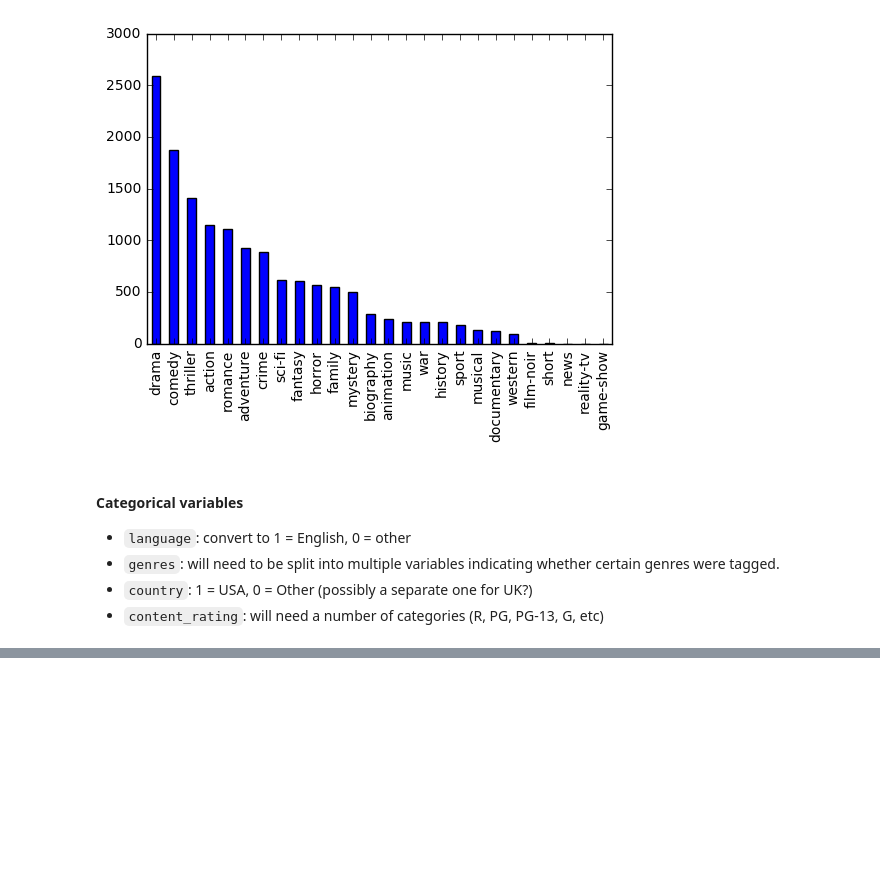
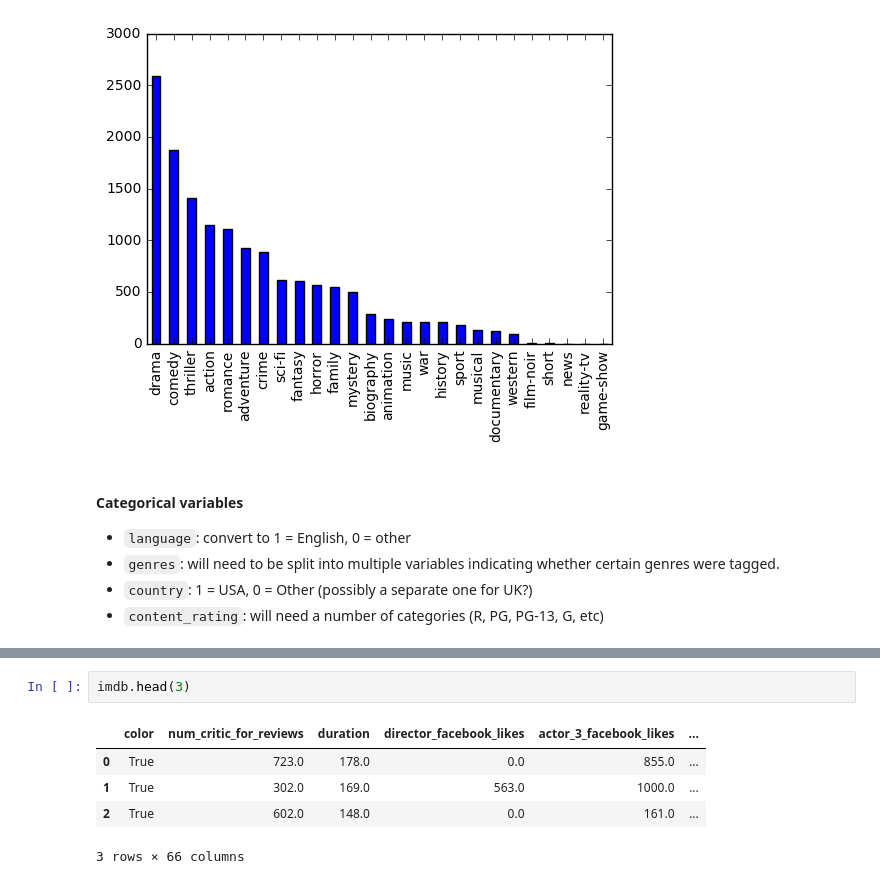
Before and after one commit to anoopctkm/machine-learning, a Jupyter notebook: projects/capstone/notebook.ipynb, the cells around one changed output, grey strips where cells are left out. Cells and saved outputs as stored; diff of their text form; blank space fills up the shorter version.

```diff
--- a/projects/capstone/notebook.ipynb
+++ b/projects/capstone/notebook.ipynb
@@ -157,0 +160,8 @@ imdb.head(5)
+# %%
+imdb.head(3)
+# %% [output]
+|  | color | num_critic_for_reviews | duration | director_facebook_likes | actor_3_facebook_likes | ... |
+| 0 | True | 723.0 | 178.0 | 0.0 | 855.0 | ... |
+| 1 | True | 302.0 | 169.0 | 563.0 | 1000.0 | ... |
+| 2 | True | 602.0 | 148.0 | 0.0 | 161.0 | ... |
+3 rows × 66 columns
```
Also changed, not shown: parts of 7 cells of this notebook, 2 other files.
